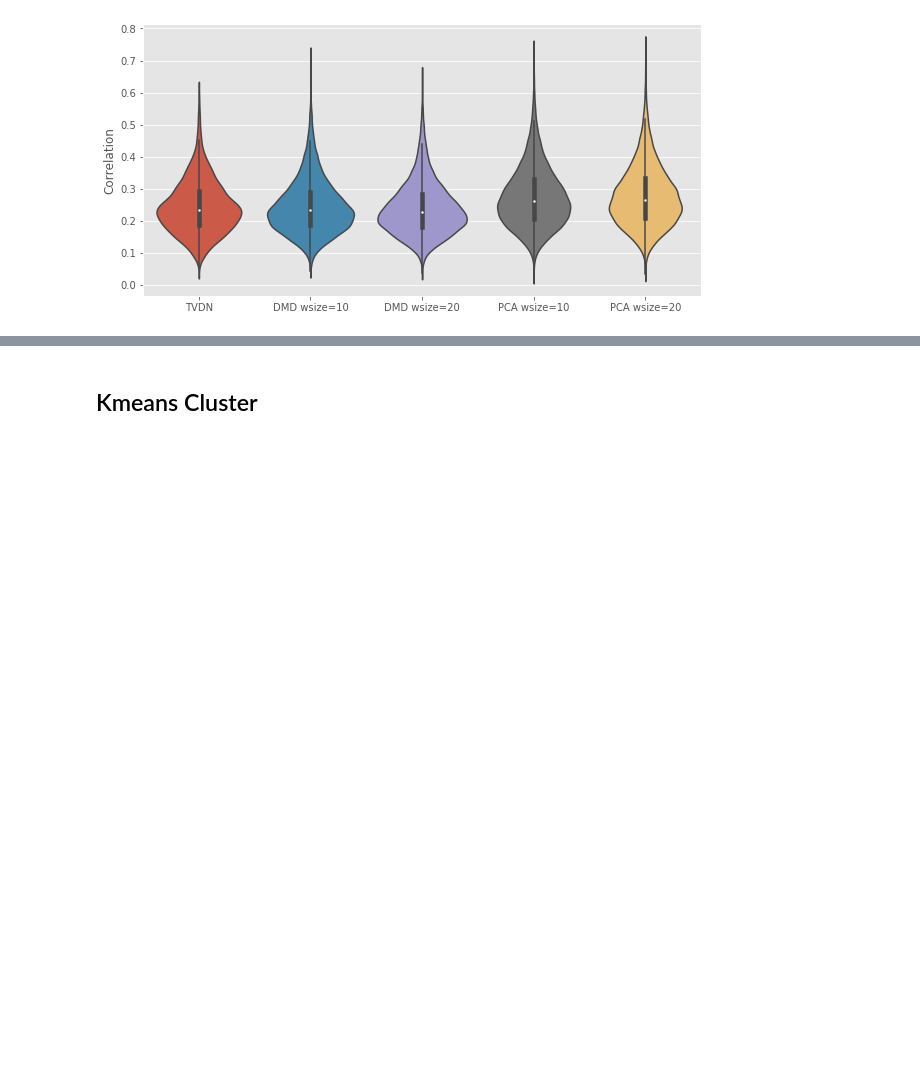
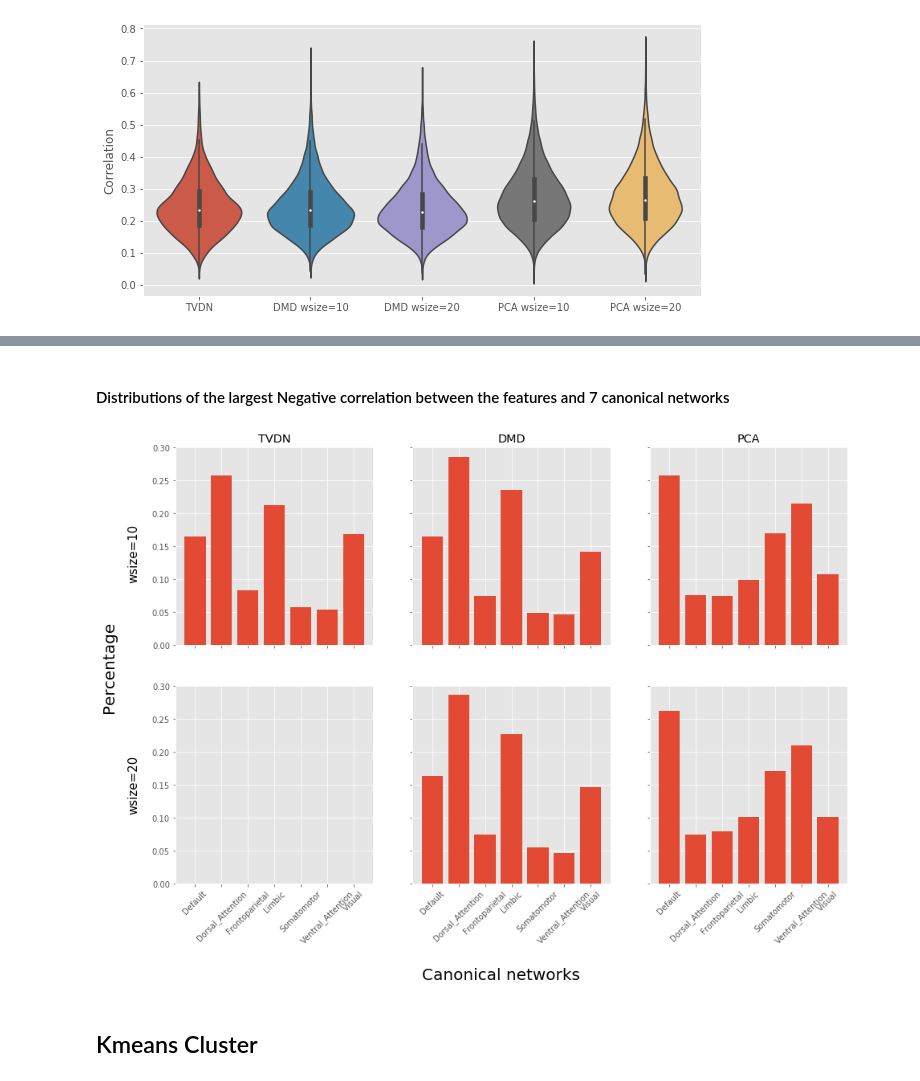
Before and after one commit to JINhuaqing/TVDN-simu, a Jupyter notebook: realdata/fMRIHPF1013OtherMs.ipynb, the cells around one changed output, grey strips where cells are left out. Cells and saved outputs as stored; diff of their text form; code cells hidden in the pictures; blank space fills up the shorter version.

```diff
--- a/realdata/fMRIHPF1013OtherMs.ipynb
+++ b/realdata/fMRIHPF1013OtherMs.ipynb
@@ -258,0 +259,6 @@ maxIdxTVDN = np.argmax(TVDNCors, axis=1)
+# %%
+maxNegIdxDMDw10 = np.argmin(DMDw10Cors, axis=1)
+maxNegIdxPCAw10 = np.argmin(PCAw10Cors, axis=1)
+maxNegIdxDMDw20 = np.argmin(DMDw20Cors, axis=1)
+maxNegIdxPCAw20 = np.argmin(PCAw20Cors, axis=1)
+maxNegIdxTVDN = np.argmin(TVDNCors, axis=1)
@@ -269,0 +282,11 @@ barTVDN = [TVDNCT[i]/len(maxIdxTVDN) for i in range(7)]
+# %%
+NegPCAw10CT = Counter(maxNegIdxPCAw10)
+NegDMDw10CT = Counter(maxNegIdxDMDw10)
+NegPCAw20CT = Counter(maxNegIdxPCAw20)
+NegDMDw20CT = Counter(maxNegIdxDMDw20)
+NegTVDNCT = Counter(maxNegIdxTVDN)
+barNegPCAw10 = [NegPCAw10CT[i]/len(maxNegIdxPCAw10) for i in range(7)]
+barNegDMDw10 = [NegDMDw10CT[i]/len(maxNegIdxDMDw10) for i in range(7)]
+barNegPCAw20 = [NegPCAw20CT[i]/len(maxNegIdxPCAw20) for i in range(7)]
+barNegDMDw20 = [NegDMDw20CT[i]/len(maxNegIdxDMDw20) for i in range(7)]
+barNegTVDN = [NegTVDNCT[i]/len(maxNegIdxTVDN) for i in range(7)]
@@ -294,3 +352,27 @@ _ = fig.text(0.07, 0.25, "wsize=20", rotation="vertical", fontsize=15)
+# %% [markdown]
+#### Distributions of the largest Negative correlation between the features and 7 canonical networks
+# %%
+fig, axs = plt.subplots(nrows=2, ncols=3, sharey=True, sharex=True, figsize=(15, 10))
+
+axs[0, 0].bar(names, barNegTVDN)
+axs[0, 0].set_title("TVDN")
+axs[0, 1].bar(names, barNegDMDw10)
+axs[0, 1].set_title("DMD")
+axs[0, 2].bar(names, barNegPCAw10)
+axs[0, 2].set_title("PCA")
+
+axs[1, 1].bar(names, barNegDMDw20)
+axs[1, 2].bar(names, barNegPCAw20)
+axs[1, 0].set_xticklabels(names, rotation=45)
+axs[1, 1].set_xticklabels(names, rotation=45)
+_ = axs[1, 2].set_xticklabels(names, rotation=45)
+
+fig.text(0.5, -0.04, 'Canonical networks', ha='center', fontsize=20)
+fig.text(0.04, 0.5, 'Percentage', va='center', rotation="vertical", fontsize=20)
+fig.text(0.07, 0.65, "wsize=10", rotation="vertical", fontsize=15)
+_ = fig.text(0.07, 0.25, "wsize=20", rotation="vertical", fontsize=15)
+# %% [output]
+[figure, added]
 # %% [markdown]
 ## Kmeans Cluster
 # %%
```
Also changed, not shown: parts of 8 cells of this notebook.
